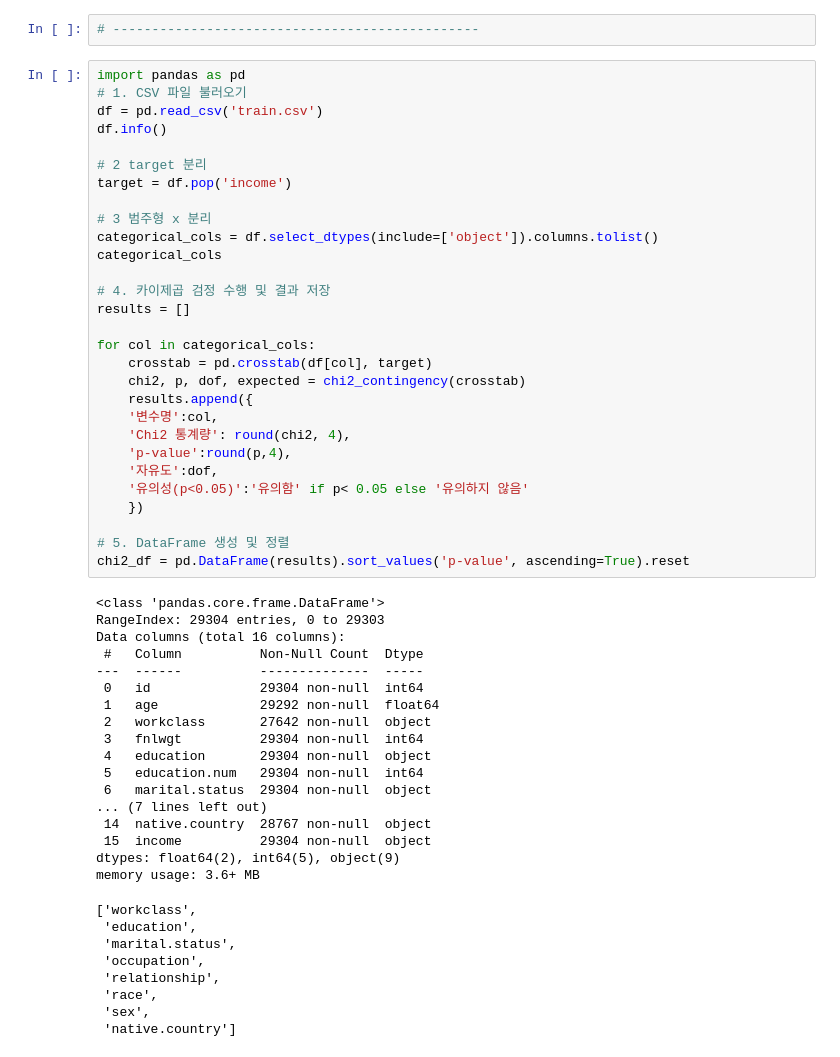
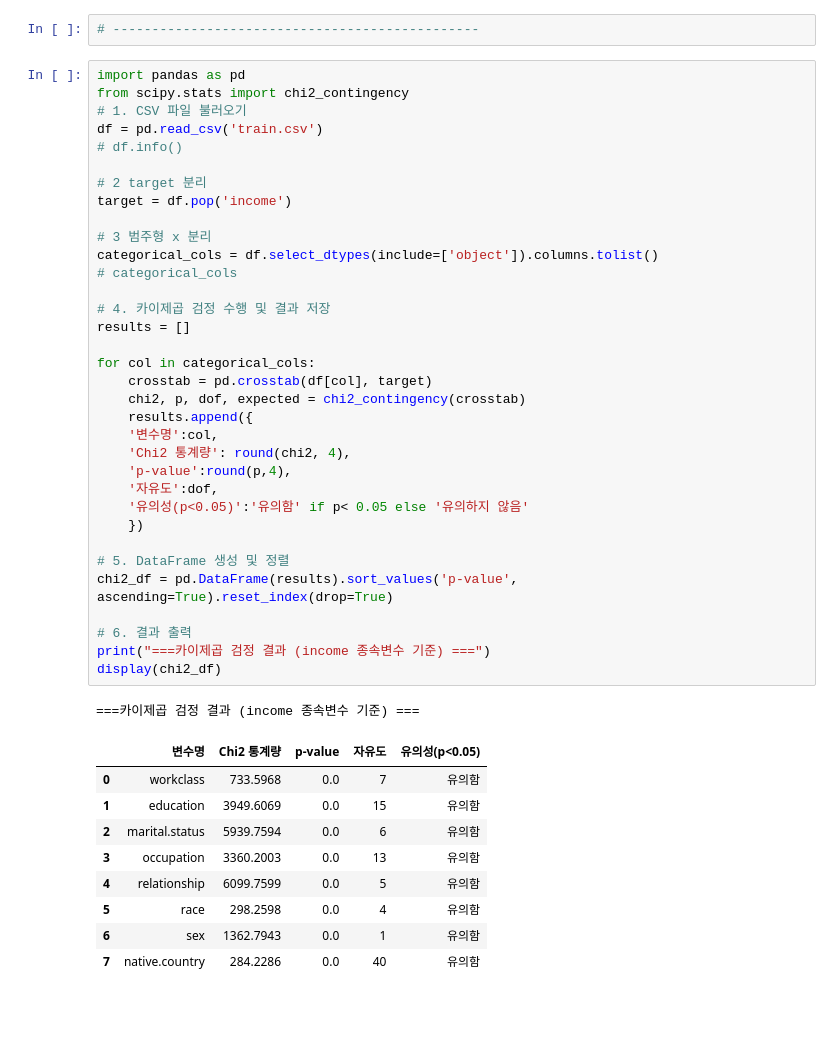
Before and after one commit to ddaeng2001/ML_JUPITER, a Jupyter notebook: notebooks/Ch01_ML/01지도학습/05_성능개선방안/02 EDA/02 카이제곱 검정.ipynb, the cells around one changed output. Drawn from its saved outputs; the diff is of its cells as text; blank space fills up the shorter version.

```diff
--- a/notebooks/Ch01_ML/01지도학습/05_성능개선방안/02 EDA/02.ipynb
+++ b/notebooks/Ch01_ML/01지도학습/05_성능개선방안/02 EDA/02 카이제곱 검정.ipynb
@@ -40,56 +40,46 @@ else:
 # -----------------------------------------------
 # %%
 import pandas as pd
+from scipy.stats import chi2_contingency
 # 1. CSV 파일 불러오기
 df = pd.read_csv('train.csv')
-df.info()
+# df.info()
 
 # 2 target 분리
 target = df.pop('income')
 
 # 3 범주형 x 분리
 categorical_cols = df.select_dtypes(include=['object']).columns.tolist()
-categorical_cols
+# categorical_cols
 
 # 4. 카이제곱 검정 수행 및 결과 저장
 results = []
 
 for col in categorical_cols:
     crosstab = pd.crosstab(df[col], target)
     chi2, p, dof, expected = chi2_contingency(crosstab)
     results.append({
     '변수명':col,
     'Chi2 통계량': round(chi2, 4),
     'p-value':round(p,4),
     '자유도':dof,
     '유의성(p<0.05)':'유의함' if p< 0.05 else '유의하지 않음'
     })
 
 # 5. DataFrame 생성 및 정렬
-chi2_df = pd.DataFrame(results).sort_values('p-value', ascending=True).reset
+chi2_df = pd.DataFrame(results).sort_values('p-value', ascending=True).reset_index(drop=True)
+
+# 6. 결과 출력
+print("===카이제곱 검정 결과 (income 종속변수 기준) ===")
+display(chi2_df)
 # %% [output]
-<class 'pandas.core.frame.DataFrame'>
-RangeIndex: 29304 entries, 0 to 29303
-Data columns (total 16 columns):
- #   Column          Non-Null Count  Dtype
----  ------          --------------  -----
- 0   id              29304 non-null  int64
- 1   age             29292 non-null  float64
- 2   workclass       27642 non-null  object
- 3   fnlwgt          29304 non-null  int64
- 4   education       29304 non-null  object
- 5   education.num   29304 non-null  int64
- 6   marital.status  29304 non-null  object
-... (7 lines left out)
- 14  native.country  28767 non-null  object
- 15  income          29304 non-null  object
-dtypes: float64(2), int64(5), object(9)
-memory usage: 3.6+ MB
+===카이제곱 검정 결과 (income 종속변수 기준) ===
-['workclass',
- 'education',
- 'marital.status',
- 'occupation',
- 'relationship',
- 'race',
- 'sex',
- 'native.country']
+|  | 변수명 | Chi2 통계량 | p-value | 자유도 | 유의성(p<0.05) |
+| 0 | workclass | 733.5968 | 0.0 | 7 | 유의함 |
+| 1 | education | 3949.6069 | 0.0 | 15 | 유의함 |
+| 2 | marital.status | 5939.7594 | 0.0 | 6 | 유의함 |
+| 3 | occupation | 3360.2003 | 0.0 | 13 | 유의함 |
+| 4 | relationship | 6099.7599 | 0.0 | 5 | 유의함 |
+| 5 | race | 298.2598 | 0.0 | 4 | 유의함 |
+| 6 | sex | 1362.7943 | 0.0 | 1 | 유의함 |
+| 7 | native.country | 284.2286 | 0.0 | 40 | 유의함 |
```
Also changed, not shown: 8 other files.
